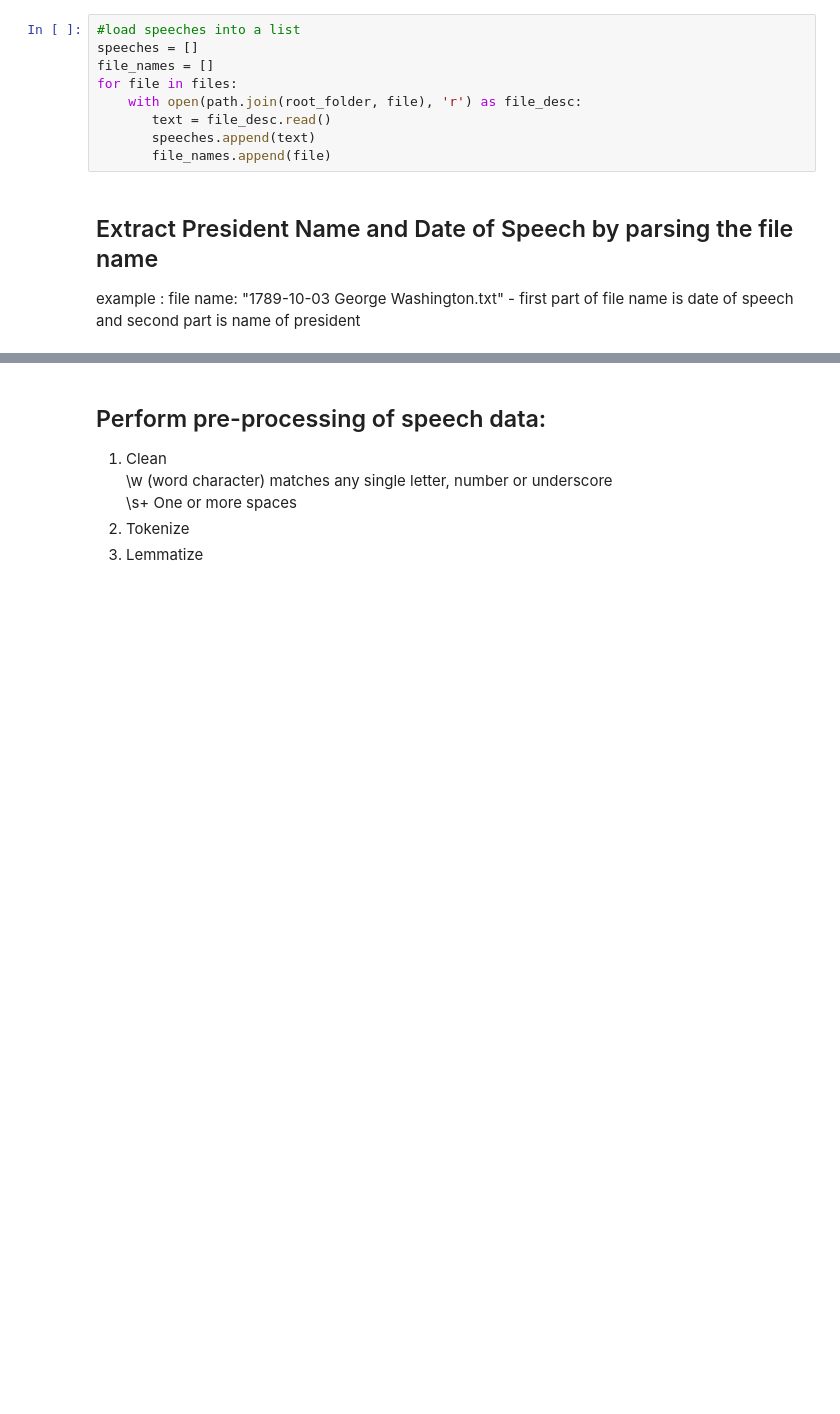
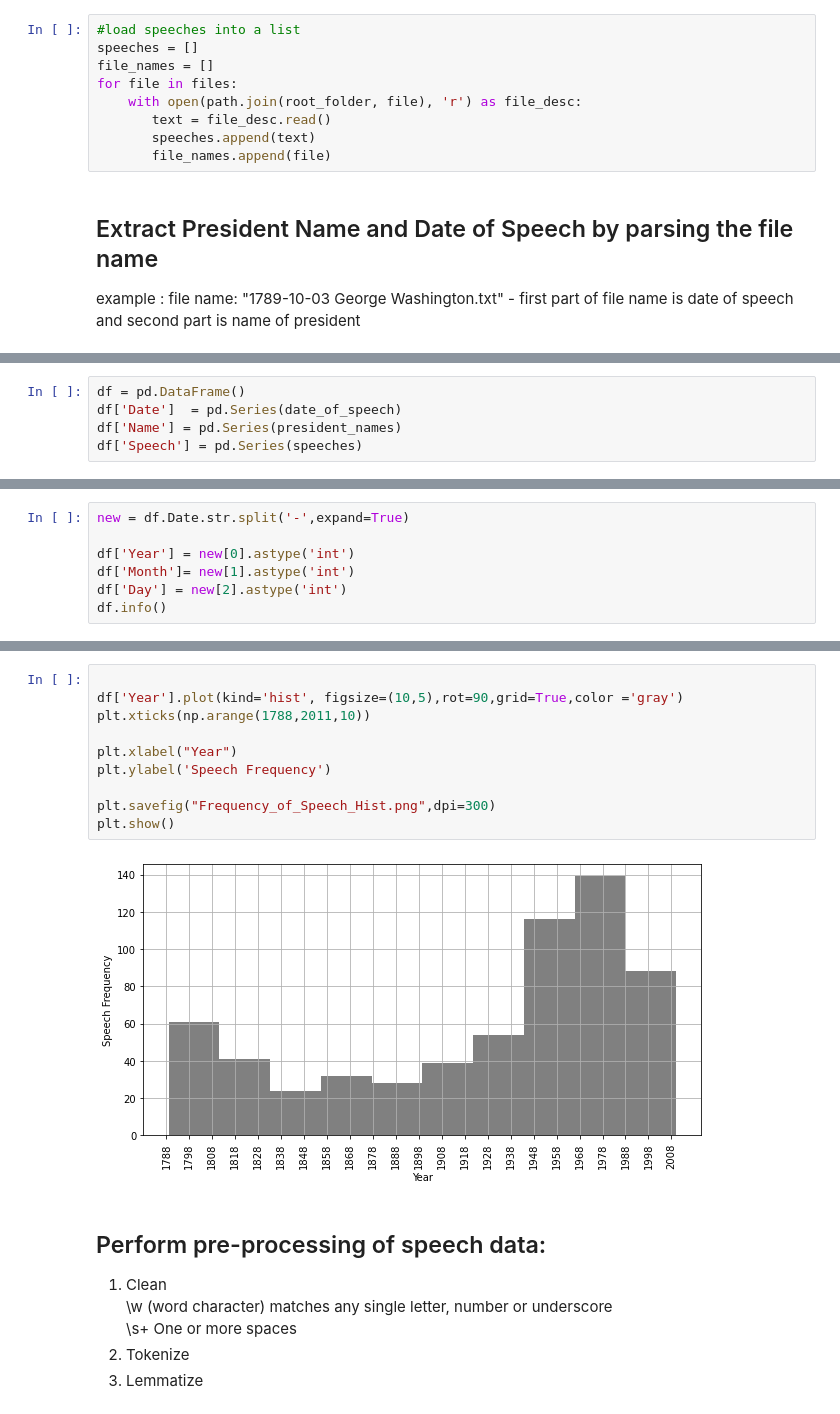
Before and after one commit to rawat-sushil/Topic-Modelling, a Jupyter notebook: 7135_Topic_Modelling.ipynb, the cells around one changed output, grey strips where cells are left out. Cells and saved outputs as stored; diff of their text form; blank space fills up the shorter version.

```diff
--- a/7135_Topic_Modelling.ipynb
+++ b/7135_Topic_Modelling.ipynb
@@ -77,3 +103,8 @@ print("\n",date_of_speech[190],president_names[190],"\n",speeches[190][0:100])
 
  1903-12-07 Theodore Roosevelt
  To the Senate and House of Representatives: The country is to be congratulated on the amount of subs
+# %%
+df = pd.DataFrame()
+df['Date']  = pd.Series(date_of_speech)
+df['Name'] = pd.Series(president_names)
+df['Speech'] = pd.Series(speeches)
@@ -79,0 +131,7 @@ print("\n",date_of_speech[190],president_names[190],"\n",speeches[190][0:100])
+# %%
+new = df.Date.str.split('-',expand=True)
+
+df['Year'] = new[0].astype('int')
+df['Month']= new[1].astype('int')
+df['Day'] = new[2].astype('int')
+df.info()
@@ -80,3 +152,15 @@ print("\n",date_of_speech[190],president_names[190],"\n",speeches[190][0:100])
+# %%
+
+df['Year'].plot(kind='hist', figsize=(10,5),rot=90,grid=True,color ='gray')
+plt.xticks(np.arange(1788,2011,10))
+
+plt.xlabel("Year")
+plt.ylabel('Speech Frequency')
+
+plt.savefig("Frequency_of_Speech_Hist.png",dpi=300)
+plt.show()
+# %% [output]
+[figure, added]
 # %% [markdown]
 ## Perform pre-processing of speech data:
 1. Clean
```
Also changed, not shown: parts of 32 cells of this notebook.
